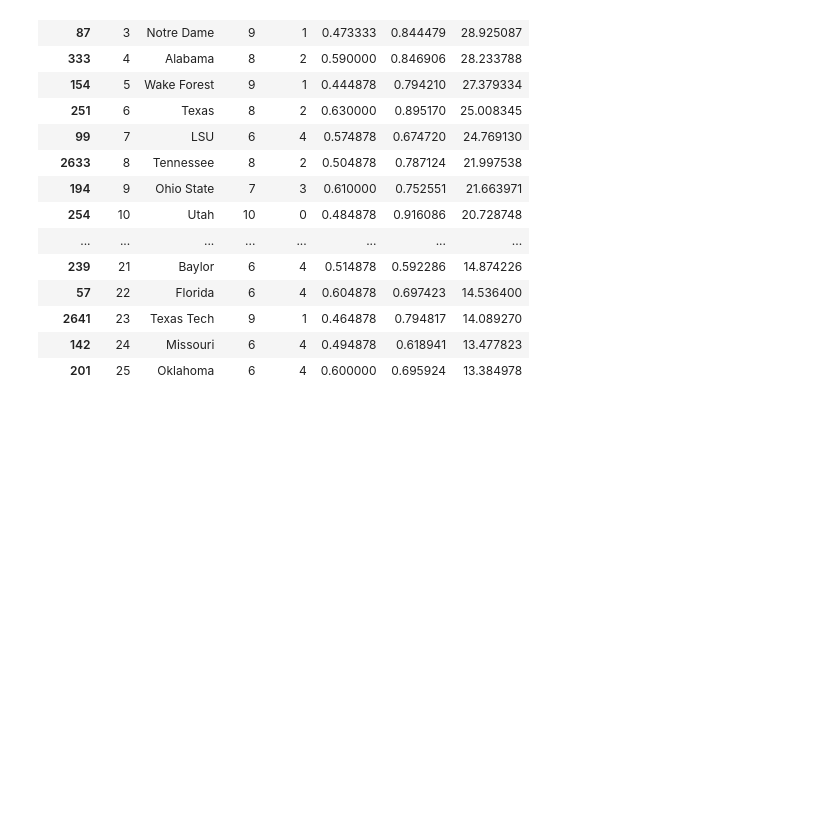
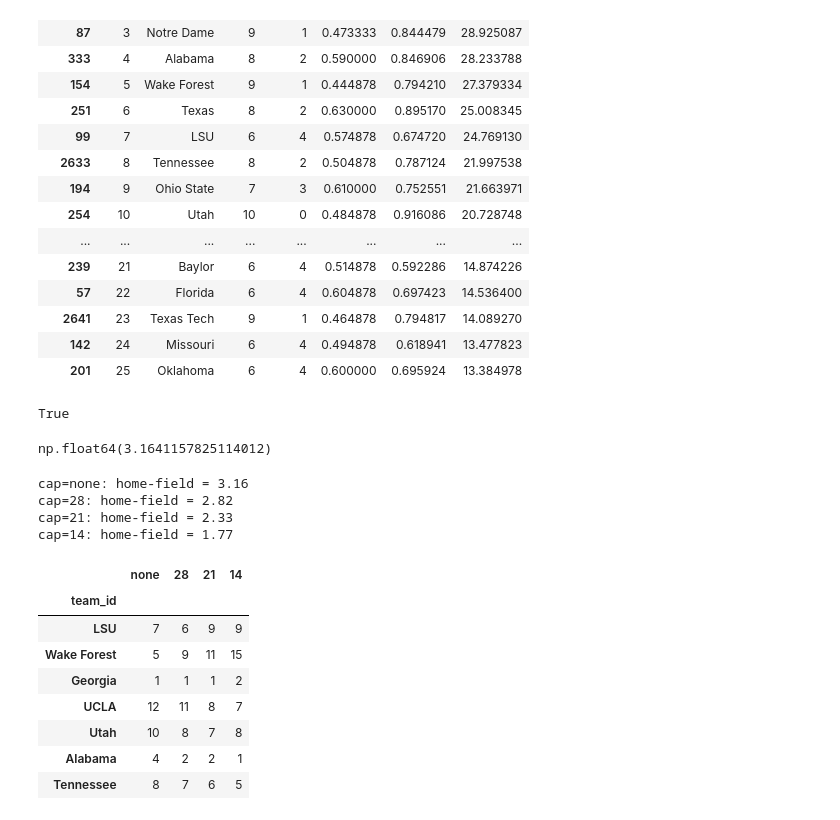
Before and after one commit to cfinley6-vols/espn-datamine, a Jupyter notebook: cfp_rankings.ipynb, the cells around one changed output. Cells and saved outputs as stored; diff of their text form; code cells hidden in the pictures; blank space fills up the shorter version.

Commit message:
deriving a reasonable cap margin for massey

```diff
--- a/cfp_rankings.ipynb
+++ b/cfp_rankings.ipynb
@@ -354,3 +354,45 @@ np.float64(-35.46863767468404)
 | 2641 | 23 | Texas Tech | 9 | 1 | 0.464878 | 0.794817 | 14.089270 |
 | 142 | 24 | Missouri | 6 | 4 | 0.494878 | 0.618941 | 13.477823 |
 | 201 | 25 | Oklahoma | 6 | 4 | 0.600000 | 0.695924 | 13.384978 |
+# %%
+def massey_ratings(X_c, y, cap=None):
+	if cap is not None:
+		y = np.clip(y, -cap, cap)
+	y_c = np.append(y, 0)
+	sol, *_ = np.linalg.lstsq(X_c, y_c, rcond=None)
+	return sol[:-1], sol[-1]
+
+r0, h0 = massey_ratings(X_c, y)
+display(np.allclose(r0, massey), h0)   # True, 3.16...
+# %% [output]
+True
+np.float64(3.1641157825114012)
+# %%
+caps = [None, 28, 21, 14]
+cap_ratings = pd.DataFrame(index=records.index)
+
+for cap in caps:
+    ratings, hfa_c = massey_ratings(X_c, y, cap=cap)
+    label = "none" if cap is None else str(cap)
+    cap_ratings[label] = ratings
+    print(f"cap={label}: home-field = {hfa_c:.2f}")
+
+cap_ranks = cap_ratings.drop(index="FCS").rank(ascending=False).astype(int)
+# %% [output]
+cap=none: home-field = 3.16
+cap=28: home-field = 2.82
+cap=21: home-field = 2.33
+cap=14: home-field = 1.77
+# %%
+watch = ["99", "154", "61", "26", "254", "333", "2633"]
+cap_ranks.loc[watch].rename(index=teams.set_index("team_id")["short_name"])
+# %% [output]
+|  | none | 28 | 21 | 14 |
+| team_id |  |  |  |  |
+| LSU | 7 | 6 | 9 | 9 |
+| Wake Forest | 5 | 9 | 11 | 15 |
+| Georgia | 1 | 1 | 1 | 2 |
+| UCLA | 12 | 11 | 8 | 7 |
+| Utah | 10 | 8 | 7 | 8 |
+| Alabama | 4 | 2 | 2 | 1 |
+| Tennessee | 8 | 7 | 6 | 5 |
```
Also changed, not shown: parts of 4 cells of this notebook.
